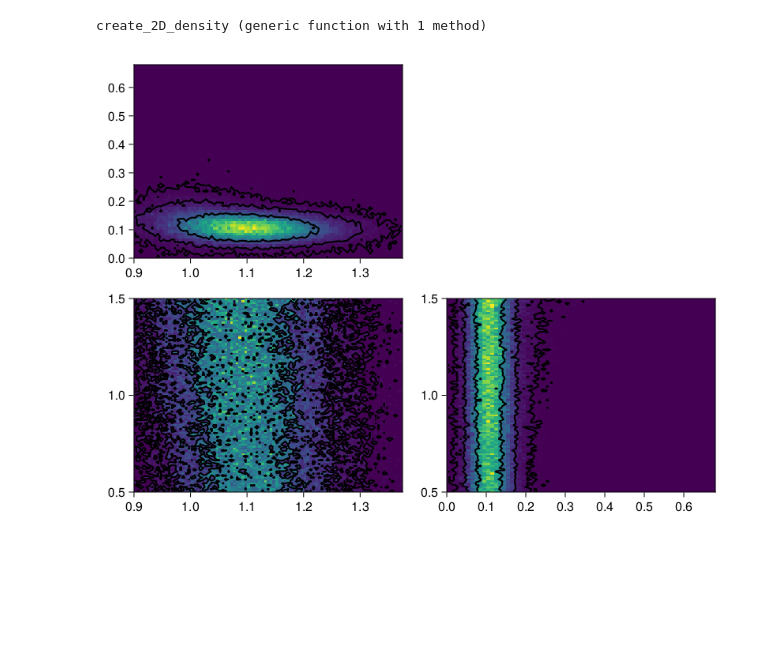
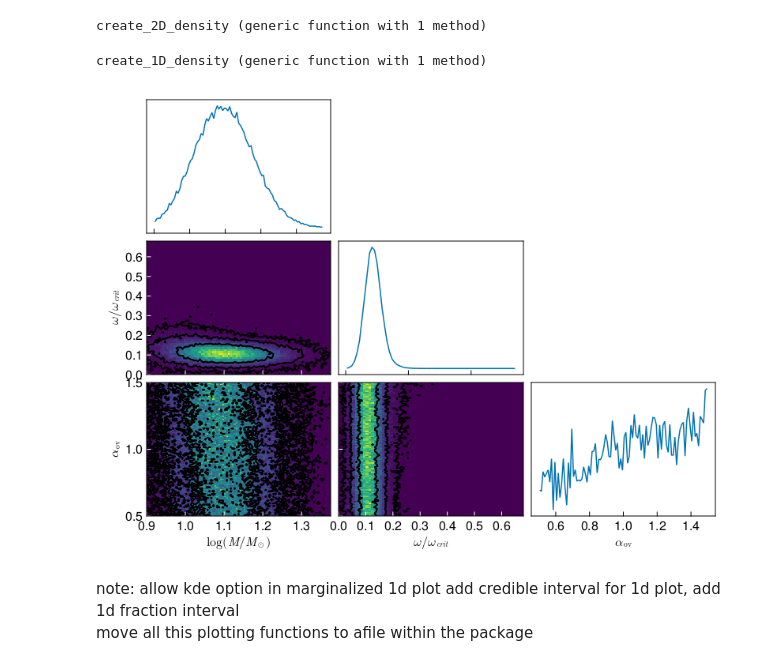
Before and after one commit to orlox/StarStats.jl, a Jupyter notebook: test_notebook/clean_JuliaTests.ipynb, the cells around one changed output. Drawn from its saved outputs; the diff is of its cells as text; code cells hidden in the pictures; blank space fills up the shorter version.

Commit message:
almost finished corner plot

```diff
--- a/test_notebook/clean_JuliaTests.ipynb
+++ b/test_notebook/clean_JuliaTests.ipynb
@@ -329,5 +315,45 @@ end
 # %% [output]
 create_2D_density (generic function with 1 method)
+# %%
+function get_bounds_for_fractions(h,fractions)
+    integral = sum(h.weights)
+    #smartely decide when the bisection is ended
+    bounds =zeros(length(fractions))
+    for (j,fraction) in enumerate(fractions)
+        minbound = 0
+        maxbound = maximum(h.weights)
+        newbound = 0
+        for i in 1:15
+            newbound = 0.5*(minbound+maxbound)
+            integral2 = sum(h.weights[h.weights.>newbound])
+            newfraction = integral2/integral
+            if newfraction>fraction
+                minbound = newbound
+            else
+                maxbound = newbound
+            end
+
+        end
+        bounds[j] = newbound
+
+    end
+    return bounds
+end
+
+function create_1D_density(values, chain_weigths,fractions,axis)
+    h = fit(Histogram,(values),weights(chain_weights),nbins=100)
+    #(h.edges[2][2:end].+h.edges[2][1:end-1])./2
+    x =(h.edges[1][2:end].+h.edges[1][1:end-1])./2
+    lines!(axis,x, h.weights)
+    #bounds = get_bounds_for_fractions(h,fractions)
+
+    #contour!(axis,y,x, h.weights, levels=bounds,color=:black,linewidth=2)
+
+    return axis
+
+end
+# %% [output]
+create_1D_density (generic function with 1 method)
 # %%
 logM = star_chains[:,:logM, :1].data
 append!(logM,star_chains[:,:logM, :2].data)
@@ -354,11 +380,18 @@ for i in 1:length(logM)
     dtdx[i]= interpolate_grid_quantity(grid,[rotation[i], logM[i], overshoot[i]],:dtdx,x[i])
 end
 # %%
+using LaTeXStrings
 names = [:logM, :rotation, :overshoot]
 chain_values = Dict(:logM=>logM, :rotation=>rotation, :overshoot=>overshoot)
 chain_weights = dtdx
 fractions =[0.68,0.95, 0.997]
 figure= Figure()#resolution = (676, 507))
-create_corner_plot(chain_values,names, chain_weights, fractions, figure)
+label_names = [L"\log(M/M_{\odot})", L"\omega/\omega_{crit}", L"\alpha_\mathrm{ov}" ]
+
+create_corner_plot(chain_values,names,label_names, chain_weights, fractions, figure)
 # %% [output]
-[figure, old version]
+[figure, new version]
+# %% [markdown]
+note: allow kde option in marginalized 1d plot
+add credible interval for 1d plot, add 1d fraction interval
+move all this plotting functions to afile within the  package
```
Also changed, not shown: parts of 1 cell of this notebook.
